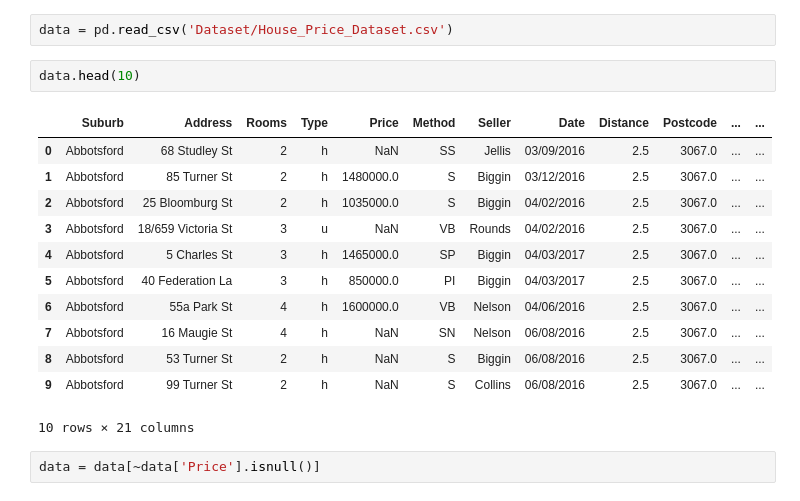
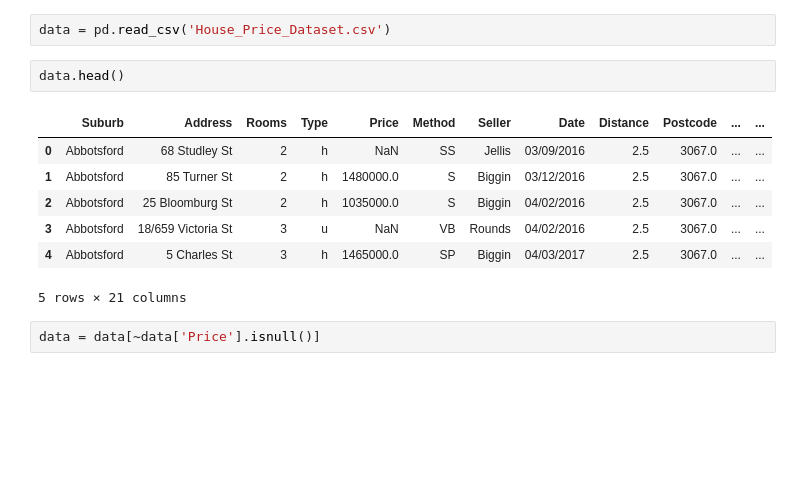
Before and after one commit to knoexus/swansea-M35-bddm, a Jupyter notebook: cw2/2023638.ipynb, the cells around one changed output. Drawn from its saved outputs; the diff is of its cells as text; blank space fills up the shorter version.

```diff
--- a/cw2/2023638.ipynb
+++ b/cw2/2023638.ipynb
@@ -8,20 +16,15 @@ ModuleNotFoundError: No module named 'tensorflow'
 # %%
-data = pd.read_csv('Dataset/House_Price_Dataset.csv')
+data = pd.read_csv('House_Price_Dataset.csv')
 # %%
-data.head(10)
+data.head()
 # %% [output]
 |  | Suburb | Address | Rooms | Type | Price | Method | Seller | Date | Distance | Postcode | ... | ... |
 | 0 | Abbotsford | 68 Studley St | 2 | h | NaN | SS | Jellis | 03/09/2016 | 2.5 | 3067.0 | ... | ... |
 | 1 | Abbotsford | 85 Turner St | 2 | h | 1480000.0 | S | Biggin | 03/12/2016 | 2.5 | 3067.0 | ... | ... |
 | 2 | Abbotsford | 25 Bloomburg St | 2 | h | 1035000.0 | S | Biggin | 04/02/2016 | 2.5 | 3067.0 | ... | ... |
 | 3 | Abbotsford | 18/659 Victoria St | 3 | u | NaN | VB | Rounds | 04/02/2016 | 2.5 | 3067.0 | ... | ... |
 | 4 | Abbotsford | 5 Charles St | 3 | h | 1465000.0 | SP | Biggin | 04/03/2017 | 2.5 | 3067.0 | ... | ... |
-| 5 | Abbotsford | 40 Federation La | 3 | h | 850000.0 | PI | Biggin | 04/03/2017 | 2.5 | 3067.0 | ... | ... |
-| 6 | Abbotsford | 55a Park St | 4 | h | 1600000.0 | VB | Nelson | 04/06/2016 | 2.5 | 3067.0 | ... | ... |
-| 7 | Abbotsford | 16 Maugie St | 4 | h | NaN | SN | Nelson | 06/08/2016 | 2.5 | 3067.0 | ... | ... |
-| 8 | Abbotsford | 53 Turner St | 2 | h | NaN | S | Biggin | 06/08/2016 | 2.5 | 3067.0 | ... | ... |
-| 9 | Abbotsford | 99 Turner St | 2 | h | NaN | S | Collins | 06/08/2016 | 2.5 | 3067.0 | ... | ... |
-10 rows × 21 columns
+5 rows × 21 columns
 # %%
 data = data[~data['Price'].isnull()]
 # %%
```
Also changed, not shown: parts of 38 cells of this notebook, 1 other file.
